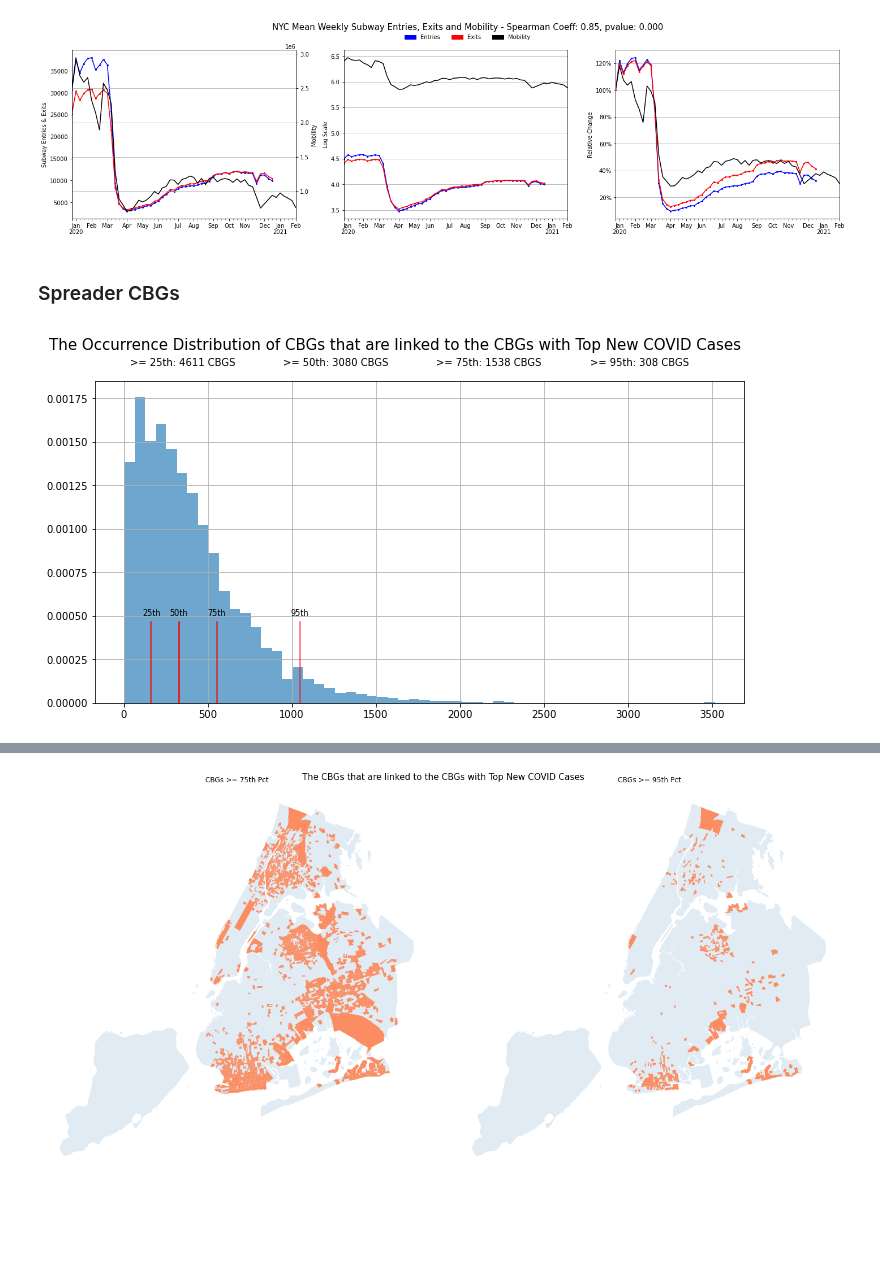
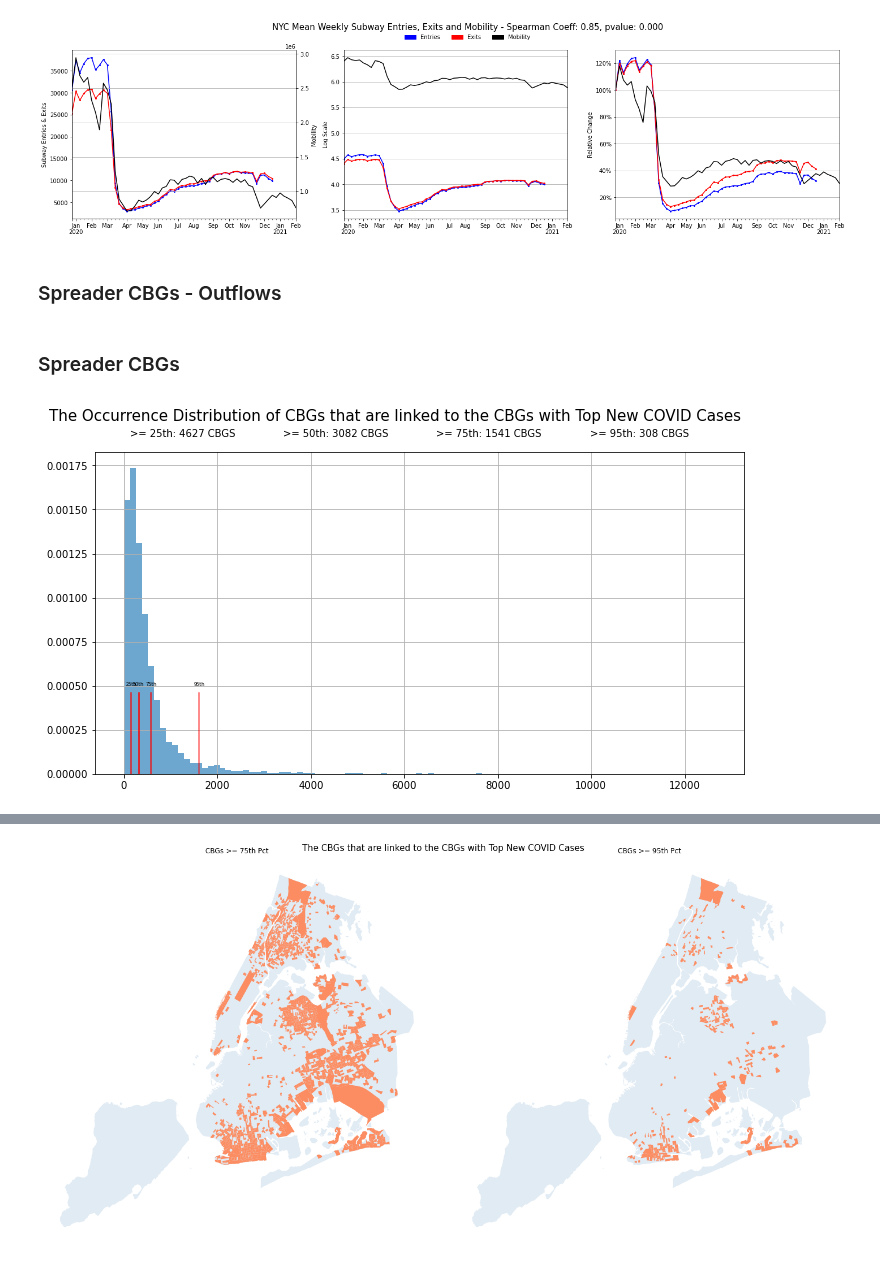
Before and after one commit to hasanalpboz/safegraph-covid19-mobility, a Jupyter notebook: scripts/notebooks/network-centrality-evolution.ipynb, the cells around one changed output, grey strips where cells are left out. Saved outputs shown, nothing was run; the diff lists cells and outputs as text; code cells hidden in the pictures; blank space fills up the shorter version.

Commit message:
outflow spreader

```diff
--- a/scripts/notebooks/network-centrality-evolution.ipynb
+++ b/scripts/notebooks/network-centrality-evolution.ipynb
@@ -418,6 +418,31 @@ plt.tight_layout()
 fig.savefig(join(FIG_SAVE_DIR, 'nyc-subway-entries-exits-weekly-mobility-sl-removed.png'), bbox_inches='tight')
 # %% [output]
 [figure]
+# %% [markdown]
+### Spreader CBGs - Outflows
+# %%
+cnets = nets[nets[:, 0] >= datetime(2020, 3, 30)]
+timesteps = cnets[:, 0]
+candidate_cbgs = {}
+
+for ind, timestep in enumerate(timesteps):
+    net = cnets[ind][1]
+    target_date = timestep + pd.to_timedelta(14, unit='d')
+    cases = cases_df[cases_df['Date'] == target_date.strftime('%Y-%m-%d')][['cbg', 'Norm_Cases']].set_index('cbg')
+    quart = ['Bottom', 'Third', 'Second', 'Top']
+    cases['cases-quartile'] = pd.qcut(cases['Norm_Cases'], q=4, labels=quart)
+    top_cbgs = cases[cases['cases-quartile'] == 'Top'].index
+
+    cbgs = []
+    nodes = set(net.vs['name'])
+    for cbg in top_cbgs:
+        cbg_str = str(cbg)
+        if cbg_str in nodes:# and cbg_str not in staten_island:
+            neis = net.neighbors(str_cbg, mode="out")
+            cbgs += net.vs[neis]['name']#[i for i in net.vs[neis]['name'] if i not in staten_island]
+
+
+    candidate_cbgs[timestep] = cbgs
 # %% [markdown]
 ### Spreader CBGs
 # %%
@@ -438,7 +463,7 @@ for ind, timestep in enumerate(timesteps):
     for cbg in top_cbgs:
         cbg_str = str(cbg)
         if cbg_str in nodes:# and cbg_str not in staten_island:
-            neis = net.neighbors(str(cbg), mode="in")
+            neis = net.neighbors(cbg_str, mode='out')
             cbgs += net.vs[neis]['name']#[i for i in net.vs[neis]['name'] if i not in staten_island]
     candidate_cbgs[timestep] = cbgs
 # %%
@@ -457,39 +482,40 @@ vals = pd.Series(occ, index=index)
 fig, ax = plt.subplots(figsize=(10, 5))
 
 ax.hist(vals, density=True, alpha=0.65, bins='scott')
 
 quant_25, quant_50, quant_75, quant_95 = vals.quantile(0.25), vals.quantile(0.5), vals.quantile(0.75), vals.quantile(0.95)
 quants = [[quant_25, 0.8, 0.26], [quant_50, 1, 0.36],  [quant_75, 0.8, 0.46], [quant_95, 0.6, 0.56]]
 for i in quants:
     ax.axvline(i[0], alpha=i[1], ymax=0.25, color='red')
 
-ax.text(quant_25, 0.0005, "25th", size=8, horizontalalignment='center')
-ax.text(quant_50, 0.0005, "50th", size=8, horizontalalignment='center')
-ax.text(quant_75, 0.0005, "75th", size=8, horizontalalignment='center')
-ax.text(quant_95, 0.0005, "95th", size=8, horizontalalignment='center')
+ts = 5
+ax.text(quant_25, 0.0005, "25th", size=ts, horizontalalignment='center')
+ax.text(quant_50, 0.0005, "50th", size=ts, horizontalalignment='center')
+ax.text(quant_75, 0.0005, "75th", size=ts, horizontalalignment='center')
+ax.text(quant_95, 0.0005, "95th", size=ts, horizontalalignment='center')
 ax.grid()
 
 p25 = mpatches.Patch(color='white')
 p50 = mpatches.Patch(color='white')
 p75 = mpatches.Patch(color='white')
 p95 = mpatches.Patch(color='white')
 
 fig.legend([p25, p50, p75, p95],
                    [f'>= 25th: {vals[vals >= quant_25].shape[0]} CBGS',
                     f'>= 50th: {vals[vals >= quant_50].shape[0]} CBGS',
                     f'>= 75th: {vals[vals >= quant_75].shape[0]} CBGS',
                     f'>= 95th: {vals[vals >= quant_95].shape[0]} CBGS'],
                    loc="center",
                    ncol=4,
                    bbox_to_anchor=(0.5, 1.05),
                    title_fontsize=15,
                    title=f"The Occurrence Distribution of CBGs that are linked to the CBGs with Top New COVID Cases",
                    edgecolor="white")
 
 fig.tight_layout()
-fig.savefig(join(FIG_SAVE_DIR, "nyc-spreader-cbg-histogram-staten_island_removed_from_net.png"), bbox_inches="tight")
+fig.savefig(join(FIG_SAVE_DIR, "nyc-spreader-cbg-histogram-OUTFLOW.png"), bbox_inches="tight")
 # %% [output]
-[figure, old version]
+[figure, new version]
 # %%
 census_quartiles, census_raw_values = get_census_attrs()
 # %%
```
Also changed, not shown: parts of 2 cells of this notebook, 16 other files.
